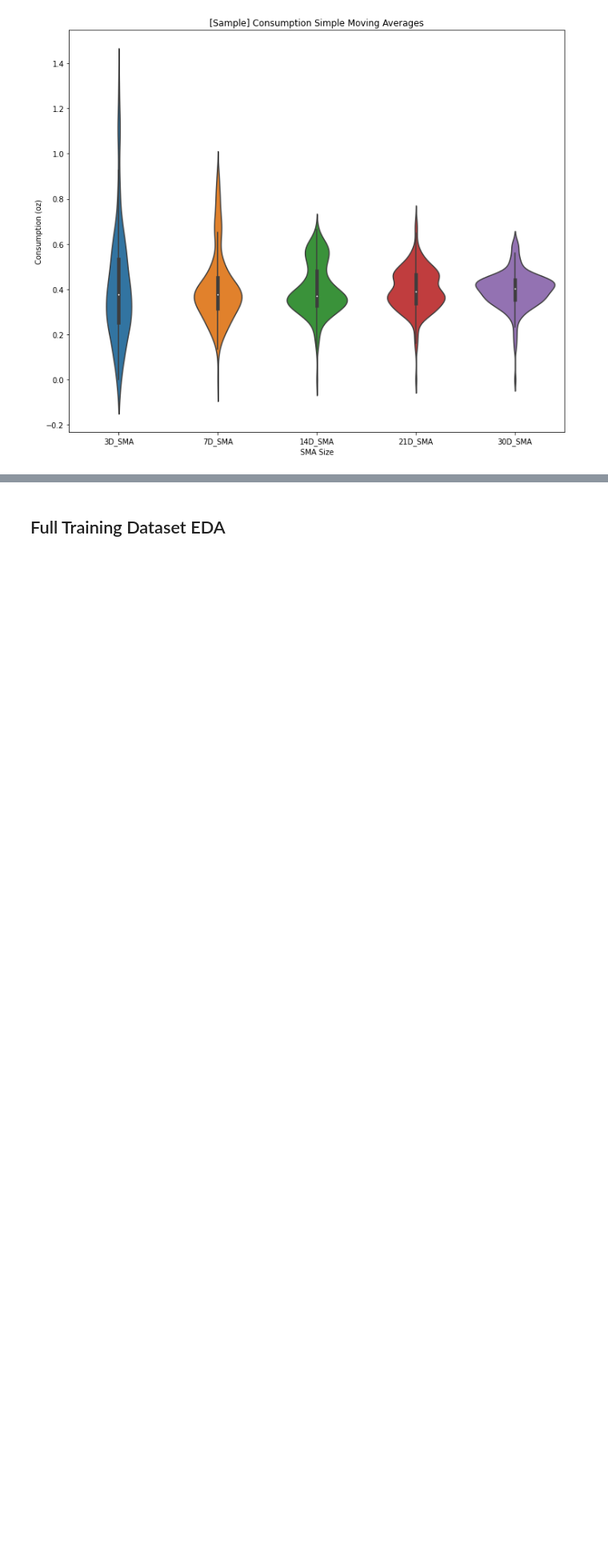
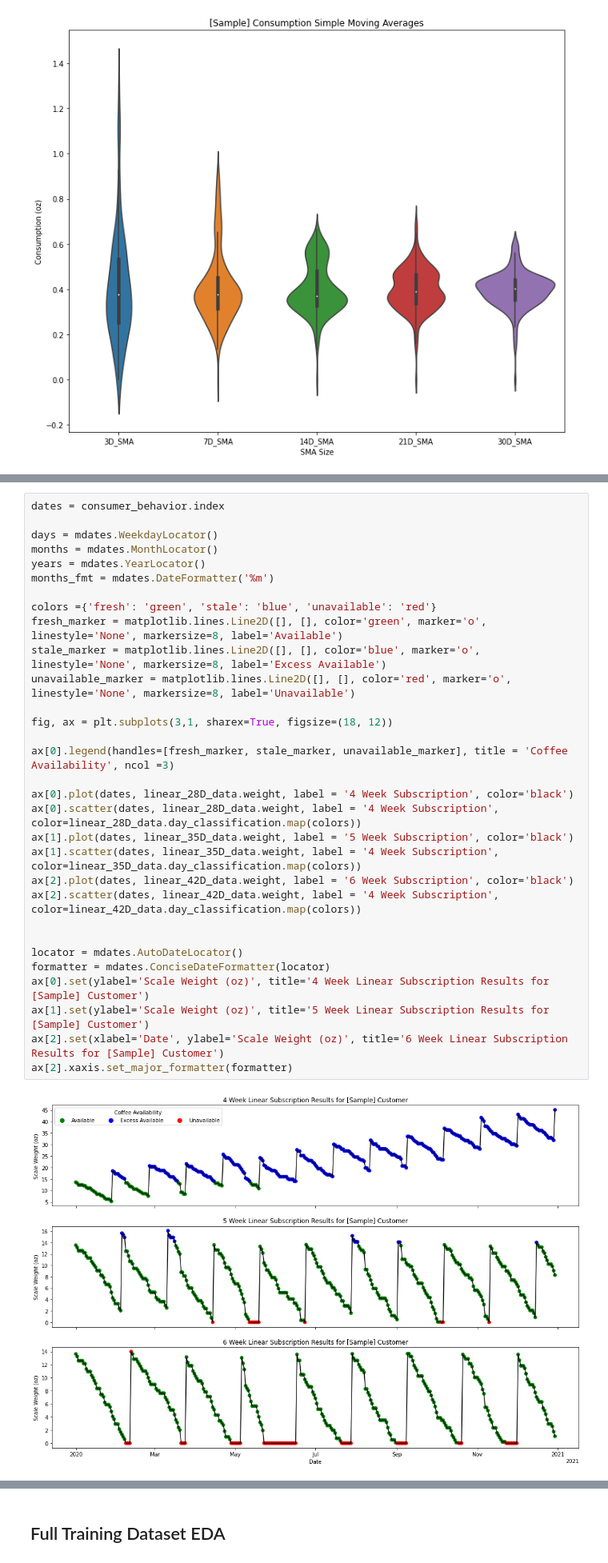
Before and after one commit to jbpauly/smart-simulation, a Jupyter notebook: smart_simulation/Notebooks/hypothesis_analysis.ipynb, the cells around one changed output, grey strips where cells are left out. Shown at 80% size. Saved outputs shown, nothing was run; the diff lists cells and outputs as text; blank space fills up the shorter version.

```diff
--- a/smart_simulation/Notebooks/hypothesis_analysis.ipynb
+++ b/smart_simulation/Notebooks/hypothesis_analysis.ipynb
@@ -543,0 +696,33 @@ ax.set(xlabel="SMA Size", ylabel="Consumption (oz)", title = '[Sample] Consumpti
+# %%
+dates = consumer_behavior.index
+
+days = mdates.WeekdayLocator()
+months = mdates.MonthLocator()
+years = mdates.YearLocator()
+months_fmt = mdates.DateFormatter('%m')
+
+colors ={'fresh': 'green', 'stale': 'blue', 'unavailable': 'red'}
+fresh_marker = matplotlib.lines.Line2D([], [], color='green', marker='o', linestyle='None', markersize=8, label='Available')
+stale_marker = matplotlib.lines.Line2D([], [], color='blue', marker='o', linestyle='None', markersize=8, label='Excess Available')
+unavailable_marker = matplotlib.lines.Line2D([], [], color='red', marker='o', linestyle='None', markersize=8, label='Unavailable')
+
+fig, ax = plt.subplots(3,1, sharex=True, figsize=(18, 12))
+
+ax[0].legend(handles=[fresh_marker, stale_marker, unavailable_marker], title = 'Coffee Availability', ncol =3)
+
+ax[0].plot(dates, linear_28D_data.weight, label = '4 Week Subscription', color='black')
+ax[0].scatter(dates, linear_28D_data.weight, label = '4 Week Subscription', color=linear_28D_data.day_classification.map(colors))
+ax[1].plot(dates, linear_35D_data.weight, label = '5 Week Subscription', color='black')
+ax[1].scatter(dates, linear_35D_data.weight, label = '4 Week Subscription', color=linear_35D_data.day_classification.map(colors))
+ax[2].plot(dates, linear_42D_data.weight, label = '6 Week Subscription', color='black')
+ax[2].scatter(dates, linear_42D_data.weight, label = '4 Week Subscription', color=linear_42D_data.day_classification.map(colors))
+
+
+locator = mdates.AutoDateLocator()
+formatter = mdates.ConciseDateFormatter(locator)
+ax[0].set(ylabel='Scale Weight (oz)', title='4 Week Linear Subscription Results for [Sample] Customer')
+ax[1].set(ylabel='Scale Weight (oz)', title='5 Week Linear Subscription Results for [Sample] Customer')
+ax[2].set(xlabel='Date', ylabel='Scale Weight (oz)', title='6 Week Linear Subscription Results for [Sample] Customer')
+ax[2].xaxis.set_major_formatter(formatter)
+# %% [output]
+[figure, added]
```
Also changed, not shown: parts of 57 cells of this notebook.
